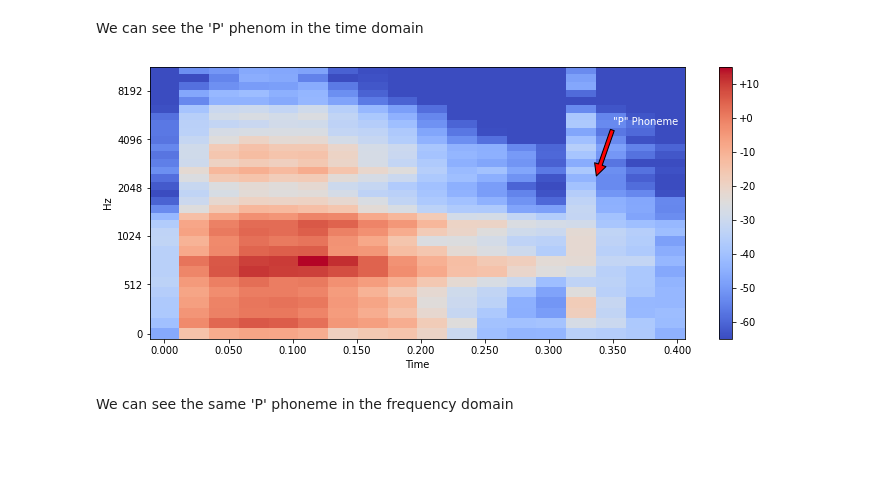
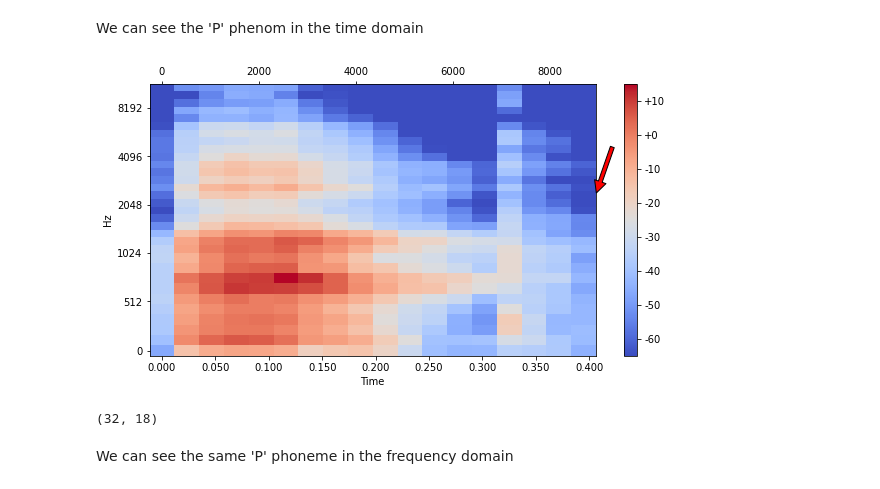
Before and after one commit to KitsuELP/VoiceControl, a Jupyter notebook: phonemes.ipynb, the cells around one changed output. Cells and saved outputs as stored; diff of their text form; code cells hidden in the pictures; blank space fills up the shorter version.

```diff
--- a/phonemes.ipynb
+++ b/phonemes.ipynb
@@ -174,24 +180,31 @@ plt.show()
 # %% [markdown]
 We can see the 'P' phenom in the time domain
 # %%
-plt.figure(figsize=(12, 5))
+def group( x ):
+    return (x*22050)
+def ungroup (x):
+    return (x/22050)
+fig, ax = plt.subplots(figsize=(10,5))
 librosa.display.specshow(up[0].log_mel_spectrogram,
                  x_axis="time",
                  y_axis="mel",
                  sr=up[0].sample_rate)
 
 plt.colorbar(format="%+2.f")
 plt.annotate('"P" Phoneme',
              xy=(500, 200),
              xycoords='figure points',
              horizontalalignment='center',
              color = 'white',
              verticalalignment='bottom',
              arrowprops={'facecolor':'red','shrink':0.02},
              xytext = (550, 250)
             )
+sec_ax = ax.secondary_xaxis('top',functions=(group,ungroup))
 plt.show()
+np.shape(up[0].log_mel_spectrogram)
 # %% [output]
-[figure, old version]
+[figure, new version]
+(32, 18)
 # %% [markdown]
 We can see the same 'P' phoneme in the frequency domain
```
Also changed, not shown: parts of 8 cells of this notebook.
